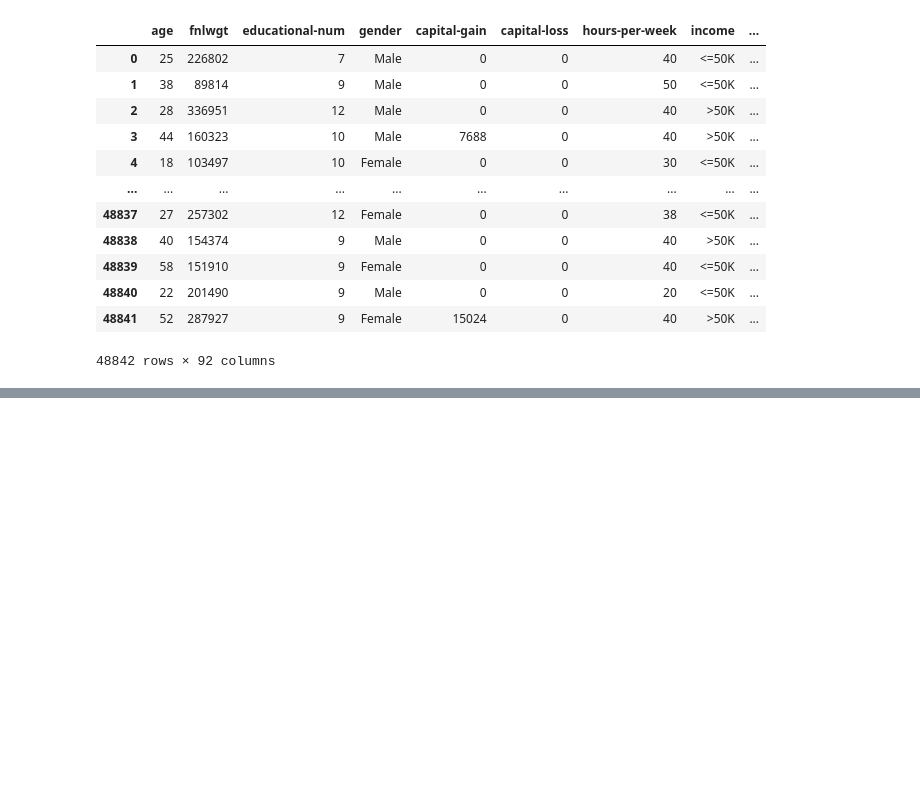
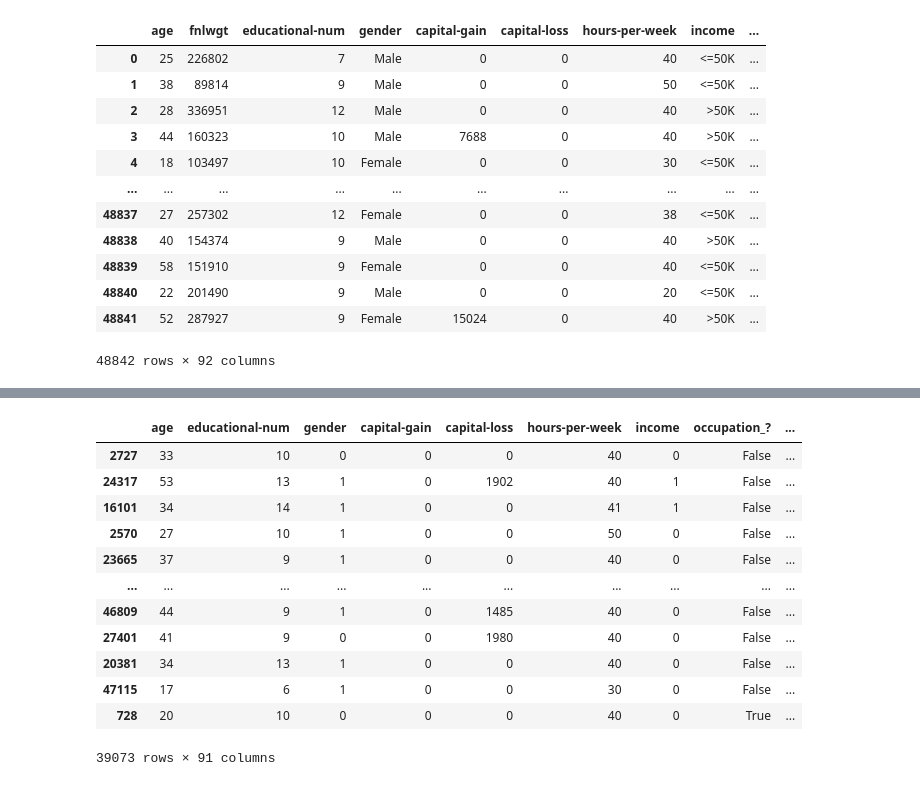
Before and after one commit to RosslanKoulli/Individuals-Income-Predictor, a Jupyter notebook: MachineLearningProject.ipynb, the cells around one changed output, grey strips where cells are left out. Cells and saved outputs as stored; diff of their text form; code cells hidden in the pictures; blank space fills up the shorter version.

```diff
--- a/MachineLearningProject.ipynb
+++ b/MachineLearningProject.ipynb
@@ -114,0 +192,16 @@ df
+# %%
+train_df
+# %% [output]
+|  | age | educational-num | gender | capital-gain | capital-loss | hours-per-week | income | occupation_? | ... |
+| 2727 | 33 | 10 | 0 | 0 | 0 | 40 | 0 | False | ... |
+| 24317 | 53 | 13 | 1 | 0 | 1902 | 40 | 1 | False | ... |
+| 16101 | 34 | 14 | 1 | 0 | 0 | 41 | 1 | False | ... |
+| 2570 | 27 | 10 | 1 | 0 | 0 | 50 | 0 | False | ... |
+| 23665 | 37 | 9 | 1 | 0 | 0 | 40 | 0 | False | ... |
+| ... | ... | ... | ... | ... | ... | ... | ... | ... | ... |
+| 46809 | 44 | 9 | 1 | 0 | 1485 | 40 | 0 | False | ... |
+| 27401 | 41 | 9 | 0 | 0 | 1980 | 40 | 0 | False | ... |
+| 20381 | 34 | 13 | 1 | 0 | 0 | 40 | 0 | False | ... |
+| 47115 | 17 | 6 | 1 | 0 | 0 | 30 | 0 | False | ... |
+| 728 | 20 | 10 | 0 | 0 | 0 | 40 | 0 | True | ... |
+39073 rows × 91 columns
```
Also changed, not shown: parts of 20 cells of this notebook.
